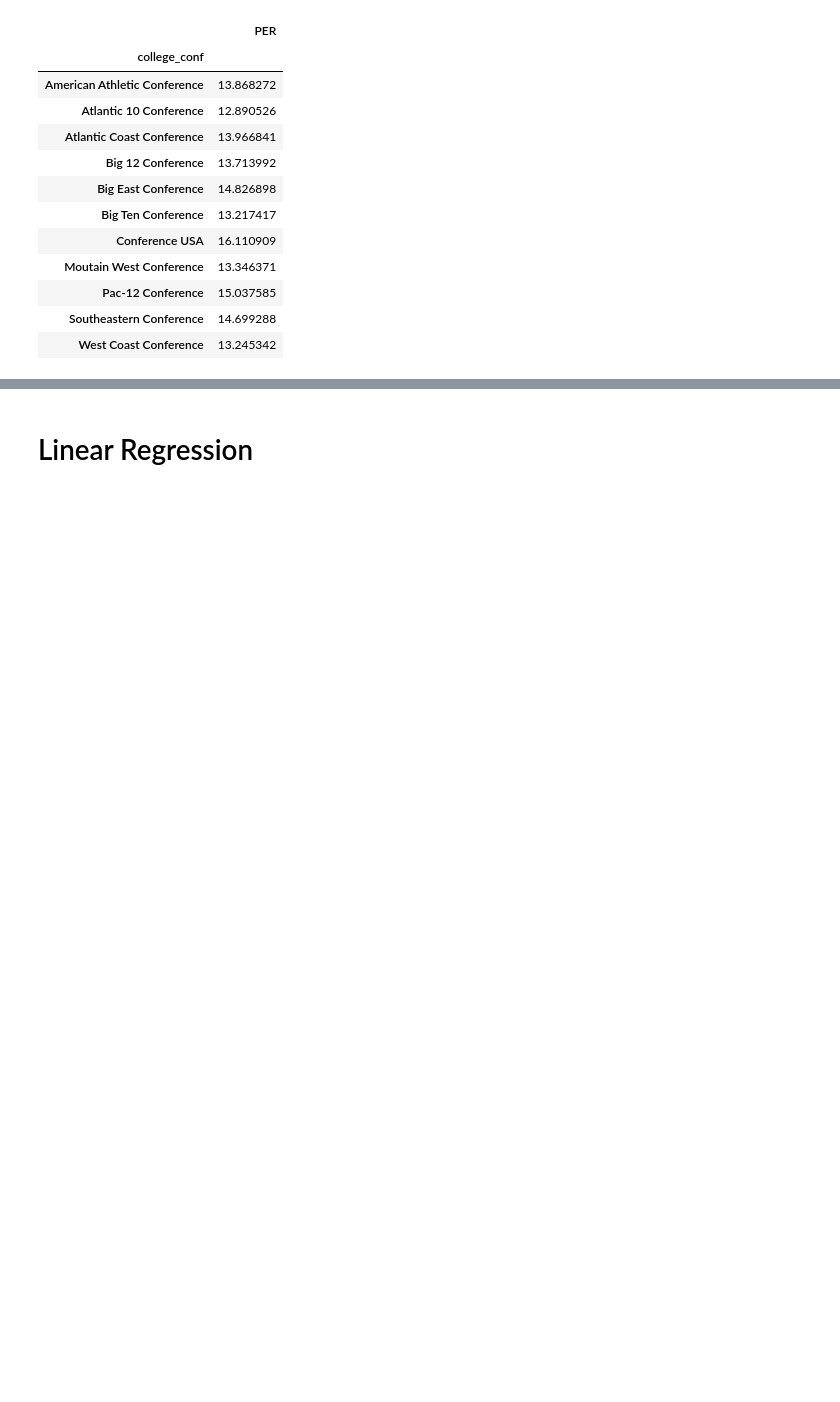
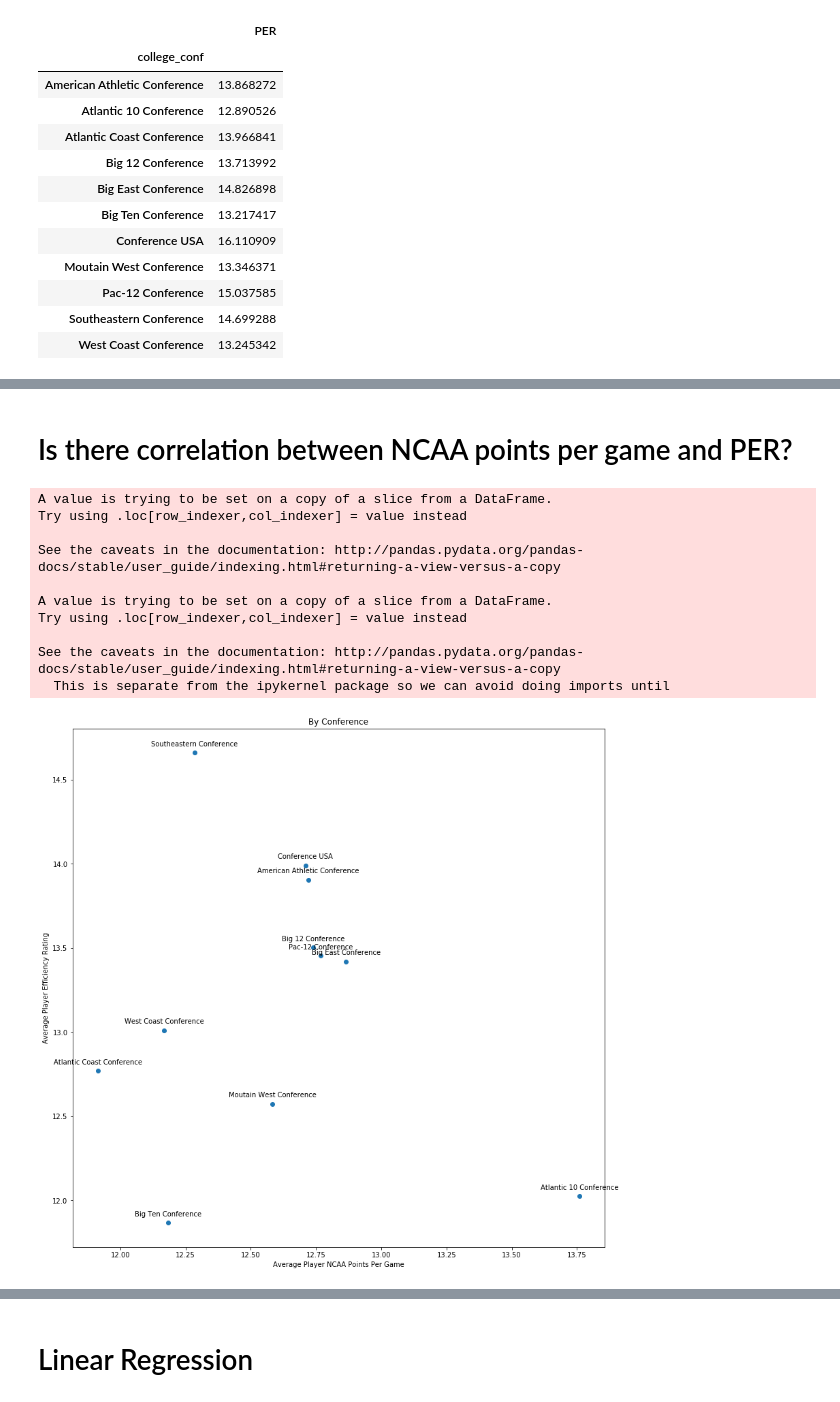
Before and after one commit to brybranmuffin/data100finalproj, a Jupyter notebook: Final-Project.ipynb, the cells around one changed output, grey strips where cells are left out. Drawn from its saved outputs; the diff is of its cells as text; code cells hidden in the pictures; blank space fills up the shorter version.

```diff
--- a/Final-Project.ipynb
+++ b/Final-Project.ipynb
@@ -762,0 +771,32 @@ per_conf_all_college[per_conf_all_college.groupby("college_conf")['name'].transf
+# %% [markdown]
+# Is there correlation between NCAA points per game and PER?
+# %%
+temp1 = college[college["active_to"] > 2010]
+temp1["PER"] = temp1["name"].apply(lambda x: per_calc(x, pre_conf))
+temp1["conference"] = temp1["college"].apply(college_conf_picker)
+temp1_conference = temp1[temp1.groupby("conference")['name'].transform('size') > 8].groupby("conference").mean()
+plt.figure(figsize=(14,14))
+plt.scatter(temp1_conference['NCAA_ppg'], temp1_conference['PER'])
+plt.xlabel('Average Player NCAA Points Per Game')
+plt.ylabel('Average Player Efficiency Rating')
+plt.title('By Conference')
+
+for x,y,z in zip(temp1_conference['NCAA_ppg'], temp1_conference['PER'], temp1_conference.index):
+
+    plt.annotate(z,
+                 (x,y),
+                 textcoords="offset points",
+                 xytext=(0,10),
+                 ha='center')
+# %% [output]
+A value is trying to be set on a copy of a slice from a DataFrame.
+Try using .loc[row_indexer,col_indexer] = value instead
+
+See the caveats in the documentation: http://pandas.pydata.org/pandas-docs/stable/user_guide/indexing.html#returning-a-view-versus-a-copy
+
+A value is trying to be set on a copy of a slice from a DataFrame.
+Try using .loc[row_indexer,col_indexer] = value instead
+
+See the caveats in the documentation: http://pandas.pydata.org/pandas-docs/stable/user_guide/indexing.html#returning-a-view-versus-a-copy
+  This is separate from the ipykernel package so we can avoid doing imports until
+[figure, added]
```
Also changed, not shown: parts of 6 cells of this notebook.
